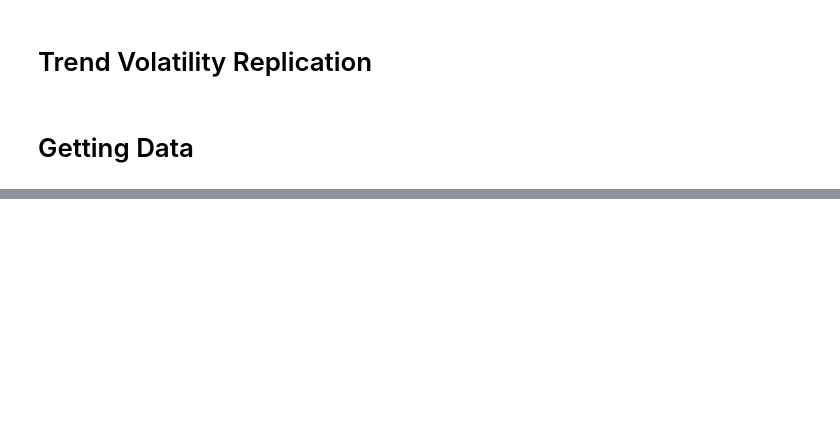
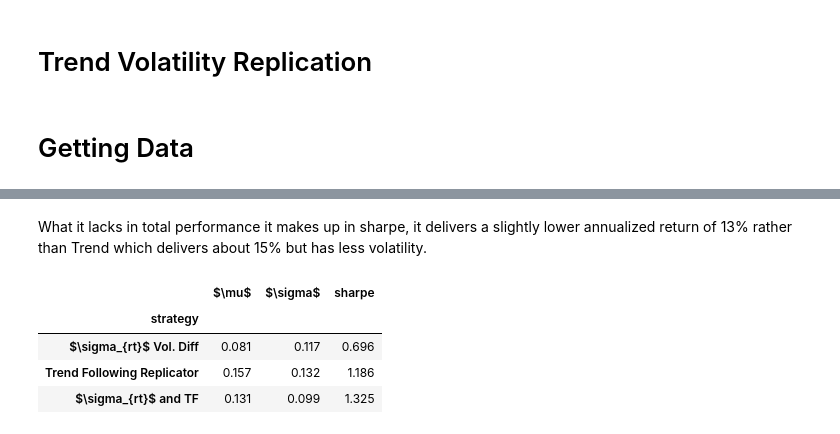
Before and after one commit to diegodalvarez/TrendConvexity, a Jupyter notebook: notebooks/3TrendVolatilityReplication.ipynb, the cells around one changed output, grey strips where cells are left out. Cells and saved outputs as stored; diff of their text form; code cells hidden in the pictures; blank space fills up the shorter version.

```diff
--- a/notebooks/3TrendVolatilityReplication.ipynb
+++ b/notebooks/3TrendVolatilityReplication.ipynb
@@ -123,0 +194,26 @@ Text(0.5, 1.0, 'Correlation Matrix between Return Series')
+# %% [markdown]
+What it lacks in total performance it makes up in sharpe, it delivers a slightly lower annualized return of 13% rather than Trend which delivers about 15% but has less volatility.
+# %%
+(df_plot.agg(
+    ["mean", "std"]).
+    T.
+    rename(columns = {"mean": "mean_rtn", "std": "std_rtn"}).
+    assign(
+        mean_rtn = lambda x: x.mean_rtn * 252,
+        std_rtn  = lambda x: x.std_rtn  * np.sqrt(252),
+        sharpe   = lambda x: x.mean_rtn / x.std_rtn).
+    sort_values("sharpe").
+    rename(columns = {
+        "mean_rtn": r"$\mu$",
+        "std_rtn" : r"$\sigma$"}).
+    reset_index().
+    replace(renamer).
+    rename(columns = {"index": "strategy"}).
+    set_index("strategy").
+    apply(lambda x: np.round(x,3)))
+# %% [output]
+|  | $\mu$ | $\sigma$ | sharpe |
+| strategy |  |  |  |
+| $\sigma_{rt}$ Vol. Diff | 0.081 | 0.117 | 0.696 |
+| Trend Following Replicator | 0.157 | 0.132 | 1.186 |
+| $\sigma_{rt}$ and TF | 0.131 | 0.099 | 1.325 |
```
Also changed, not shown: parts of 33 cells of this notebook.
